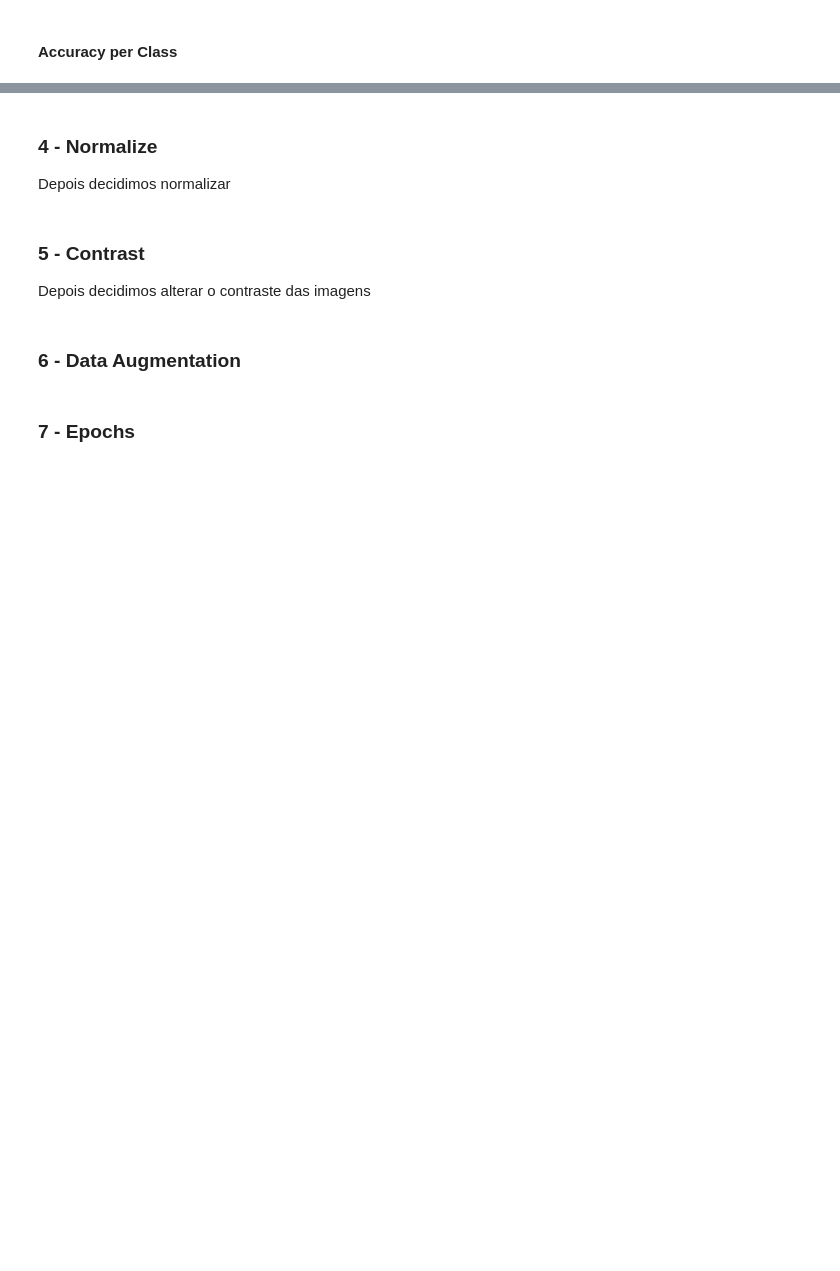
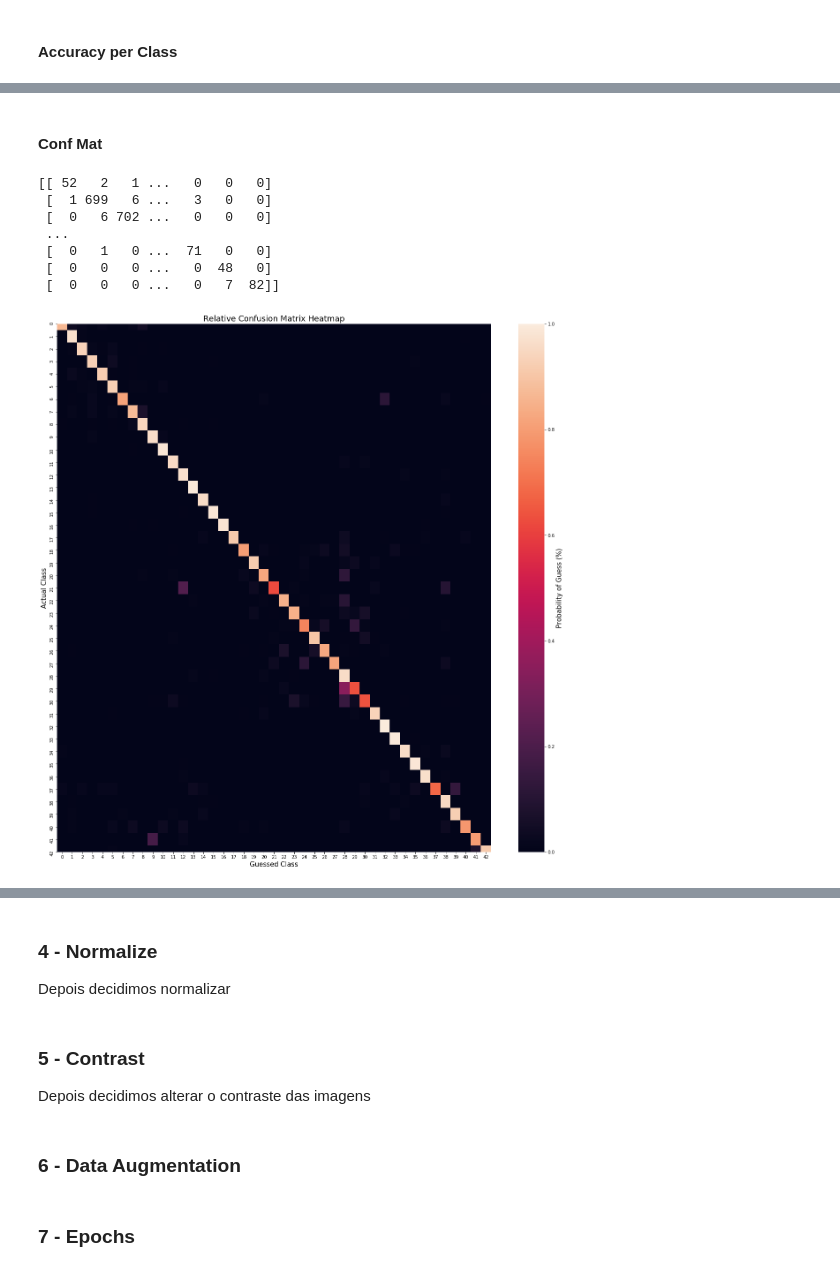
Before and after one commit to HerouFenix/taa-traffic-sign-identification, a Jupyter notebook: Project1.ipynb, the cells around one changed output, grey strips where cells are left out. Saved outputs shown, nothing was run; the diff lists cells and outputs as text; code cells hidden in the pictures; blank space fills up the shorter version.

```diff
--- a/Project1.ipynb
+++ b/Project1.ipynb
@@ -421,0 +424,10 @@ Depois decidimos normalizar
+# %%
+y_predictions = model.predict_classes(x_test)
+
+score = model.evaluate(x_test, y_test, verbose=1)
+print('Train loss:', history.history['loss'][-1])
+print('Train accuracy:', history.history['accuracy'][-1])
+print('CV loss:', history.history['val_loss'][-1])
+print('CV accuracy:', history.history['val_accuracy'][-1])
+print('Test loss:', score[0])
+print('Test accuracy:', score[1])
@@ -421,0 +442,16 @@ Depois decidimos normalizar
+# %% [markdown]
+#### Conf Mat
+# %%
+conf_mat_abs, conf_mat_rel = create_confusion_matrices(y_test, y_predictions)
+
+print(conf_mat_abs)
+plot_confusion(conf_mat_rel, "Relative Confusion Matrix Heatmap")
+# %% [output]
+[[ 52   2   1 ...   0   0   0]
+ [  1 699   6 ...   3   0   0]
+ [  0   6 702 ...   0   0   0]
+ ...
+ [  0   1   0 ...  71   0   0]
+ [  0   0   0 ...   0  48   0]
+ [  0   0   0 ...   0   7  82]]
+[figure, added]
```
Also changed, not shown: parts of 12 cells of this notebook.
